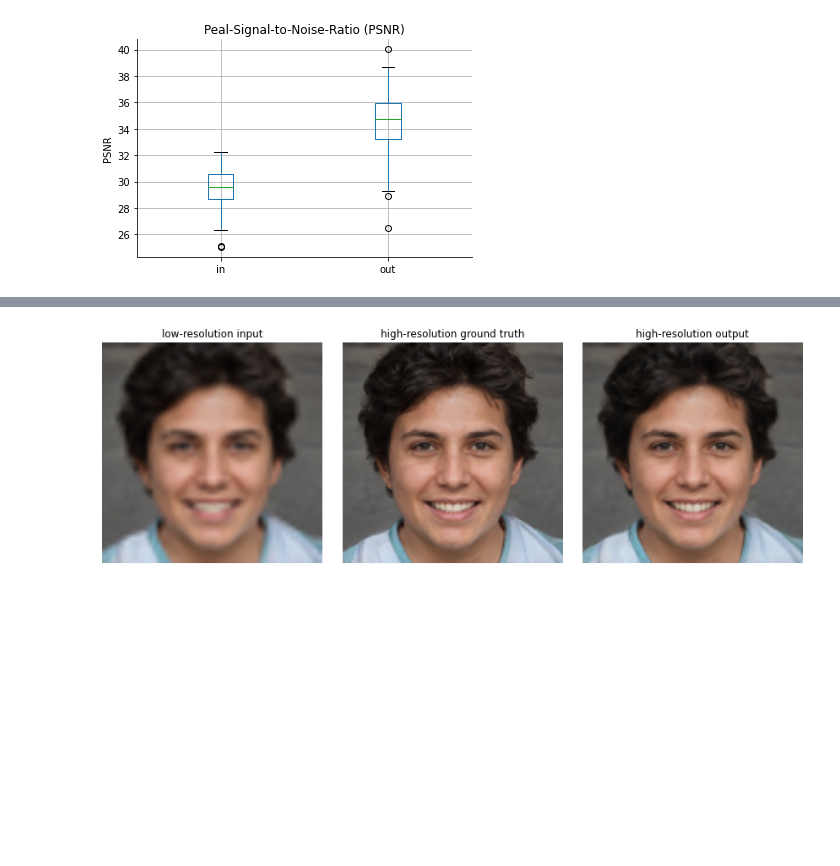
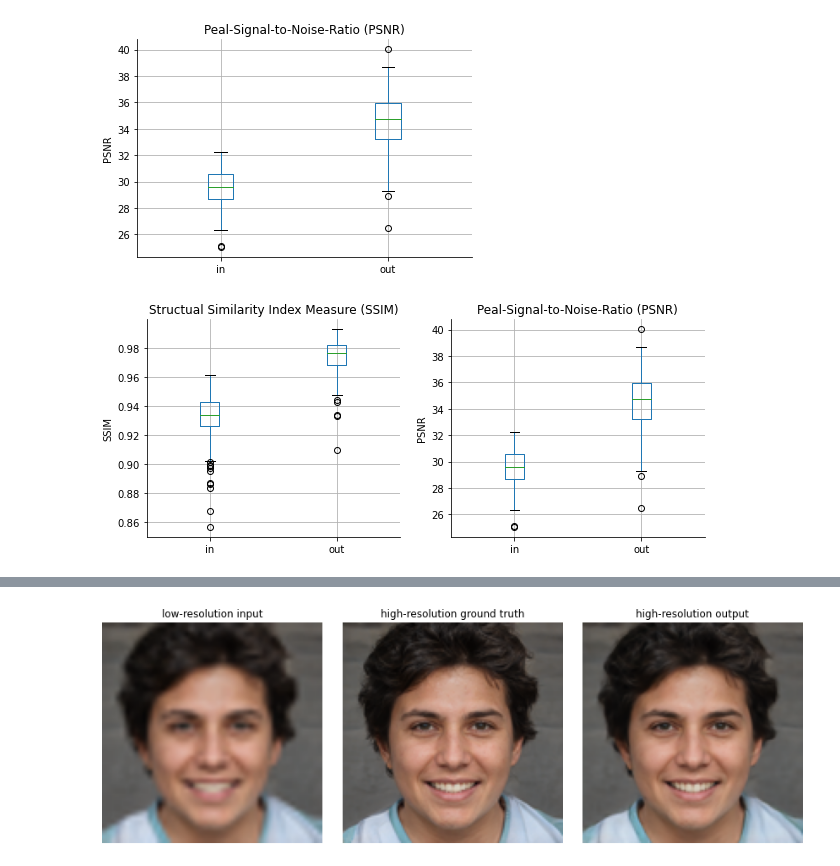
Before and after one commit to nitinkmittal/super_image_resolution, a Jupyter notebook: notebooks/20210613-pix-2-pix-sr-unet-results.ipynb, the cells around one changed output, grey strips where cells are left out. Saved outputs shown, nothing was run; the diff lists cells and outputs as text; code cells hidden in the pictures; blank space fills up the shorter version.

```diff
--- a/notebooks/20210613-results.ipynb
+++ b/notebooks/20210613-pix-2-pix-sr-unet-results.ipynb
@@ -213,3 +214,21 @@ plt.savefig(os.path.join(TEST_IMAGES_PATH, "test_psnr.png"), dpi=300)
 plt.show()
 # %% [output]
 [figure]
+# %%
+fig, (ax1, ax2) = plt.subplots(ncols=2, figsize=(10, 4))
+test_metrics.boxplot(column=["ssim_in", "ssim_out"], ax=ax1)
+ax1.set_title("Structual Similarity Index Measure (SSIM)")
+ax1.set_xticklabels(["in", "out"])
+ax1.set_ylabel("SSIM")
+sns.despine(ax=ax1)
+
+test_metrics.boxplot(column=["psnr_in", "psnr_out"], ax=ax2)
+ax2.set_title("Peal-Signal-to-Noise-Ratio (PSNR)")
+ax2.set_xticklabels(["in", "out"])
+ax2.set_ylabel("PSNR")
+sns.despine(ax=ax2)
+
+plt.savefig(os.path.join(TEST_IMAGES_PATH, "test_ssim_and_psnr.png"), dpi=300)
+plt.show()
+# %% [output]
+[figure, added]
```
Also changed, not shown: parts of 2 cells of this notebook, 3 other files.
